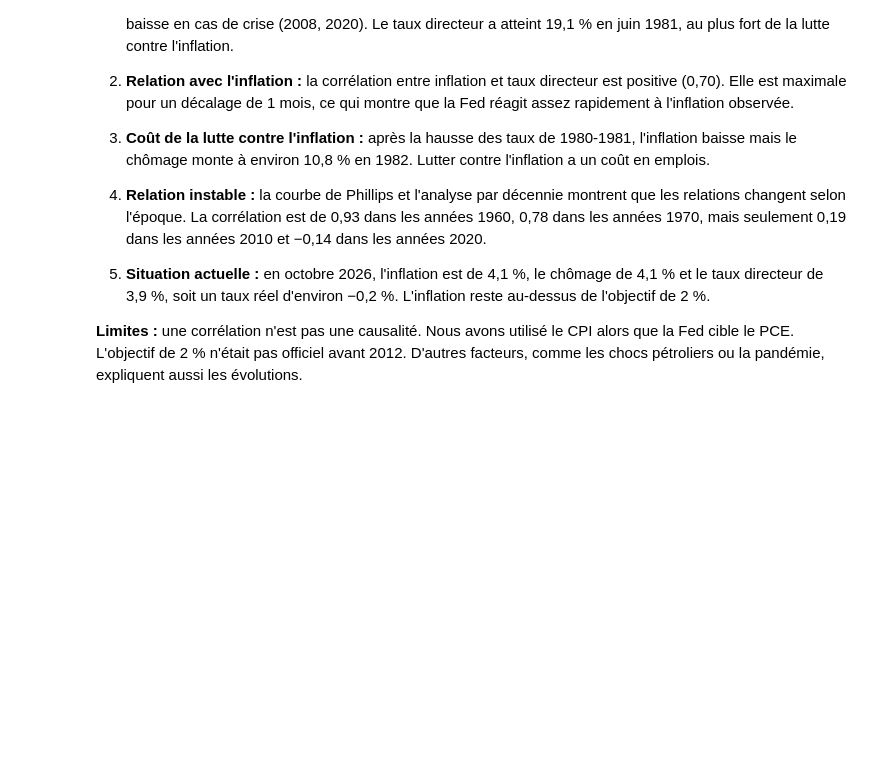
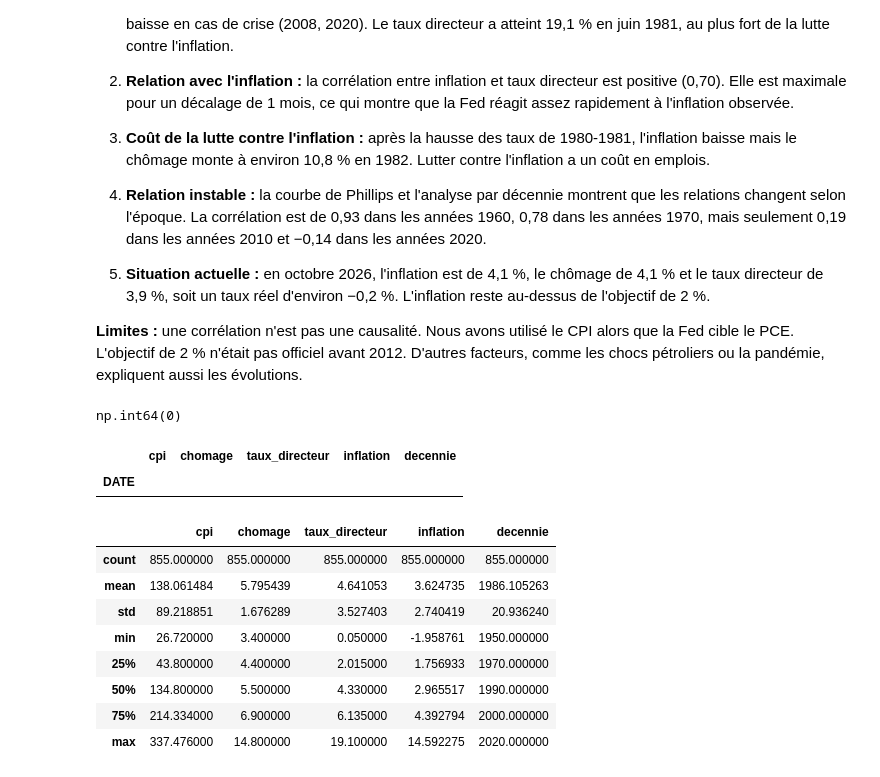
Before and after one commit to aziza-radouani/25007595-aziza-radouani-FIN3, a Jupyter notebook: notebooks/projet_F3.ipynb, the cells around one changed output. Drawn from its saved outputs; the diff is of its cells as text; code cells hidden in the pictures; blank space fills up the shorter version.

```diff
--- a/notebooks/projet_F3.ipynb
+++ b/notebooks/projet_F3.ipynb
@@ -318,3 +318,24 @@ KeyError: "['taux_reel'] not in index"
 5. **Situation actuelle :** en octobre 2026, l'inflation est de 4,1 %, le chômage de 4,1 % et le taux directeur de 3,9 %, soit un taux réel d'environ −0,2 %. L'inflation reste au-dessus de l'objectif de 2 %.
 
 **Limites :** une corrélation n'est pas une causalité. Nous avons utilisé le CPI alors que la Fed cible le PCE. L'objectif de 2 % n'était pas officiel avant 2012. D'autres facteurs, comme les chocs pétroliers ou la pandémie, expliquent aussi les évolutions.
+# %%
+df.duplicated().sum()
+# %% [output]
+np.int64(0)
+# %%
+df[df.duplicated()]
+# %% [output]
+|  | cpi | chomage | taux_directeur | inflation | decennie |
+| DATE |  |  |  |  |  |
+# %%
+df.describe()
+# %% [output]
+|  | cpi | chomage | taux_directeur | inflation | decennie |
+| count | 855.000000 | 855.000000 | 855.000000 | 855.000000 | 855.000000 |
+| mean | 138.061484 | 5.795439 | 4.641053 | 3.624735 | 1986.105263 |
+| std | 89.218851 | 1.676289 | 3.527403 | 2.740419 | 20.936240 |
+| min | 26.720000 | 3.400000 | 0.050000 | -1.958761 | 1950.000000 |
+| 25% | 43.800000 | 4.400000 | 2.015000 | 1.756933 | 1970.000000 |
+| 50% | 134.800000 | 5.500000 | 4.330000 | 2.965517 | 1990.000000 |
+| 75% | 214.334000 | 6.900000 | 6.135000 | 4.392794 | 2000.000000 |
+| max | 337.476000 | 14.800000 | 19.100000 | 14.592275 | 2020.000000 |
```
Also changed, not shown: parts of 19 cells of this notebook.
